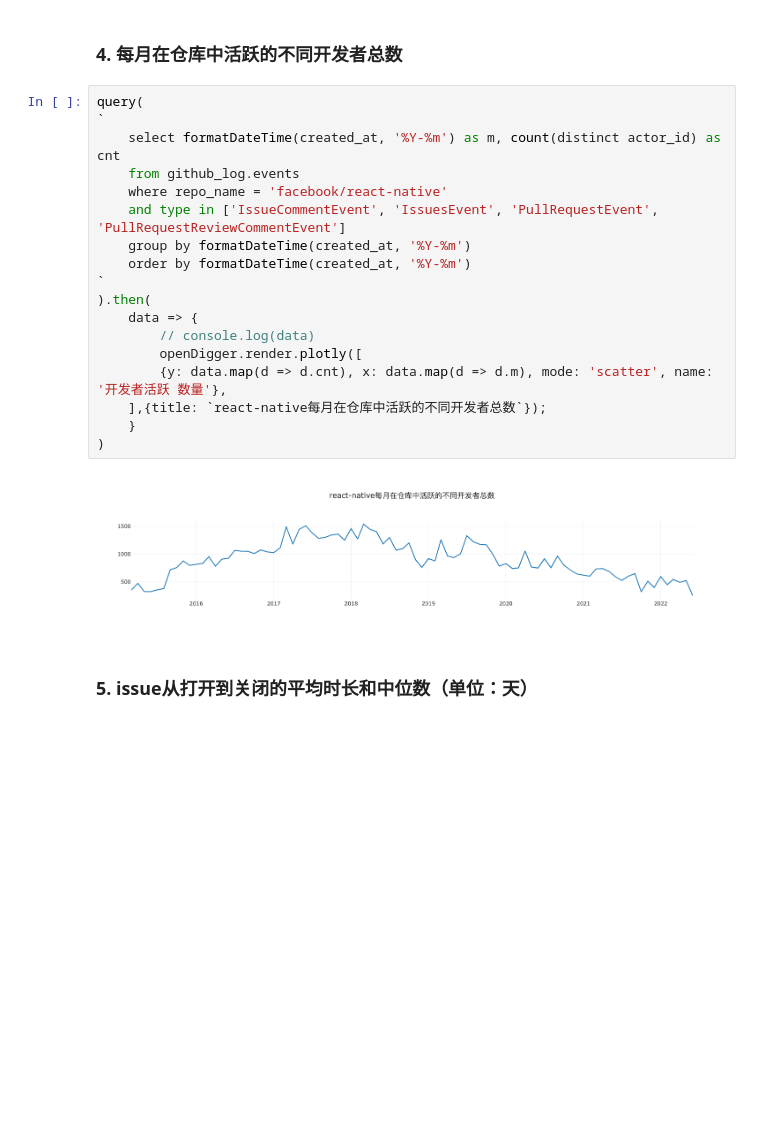
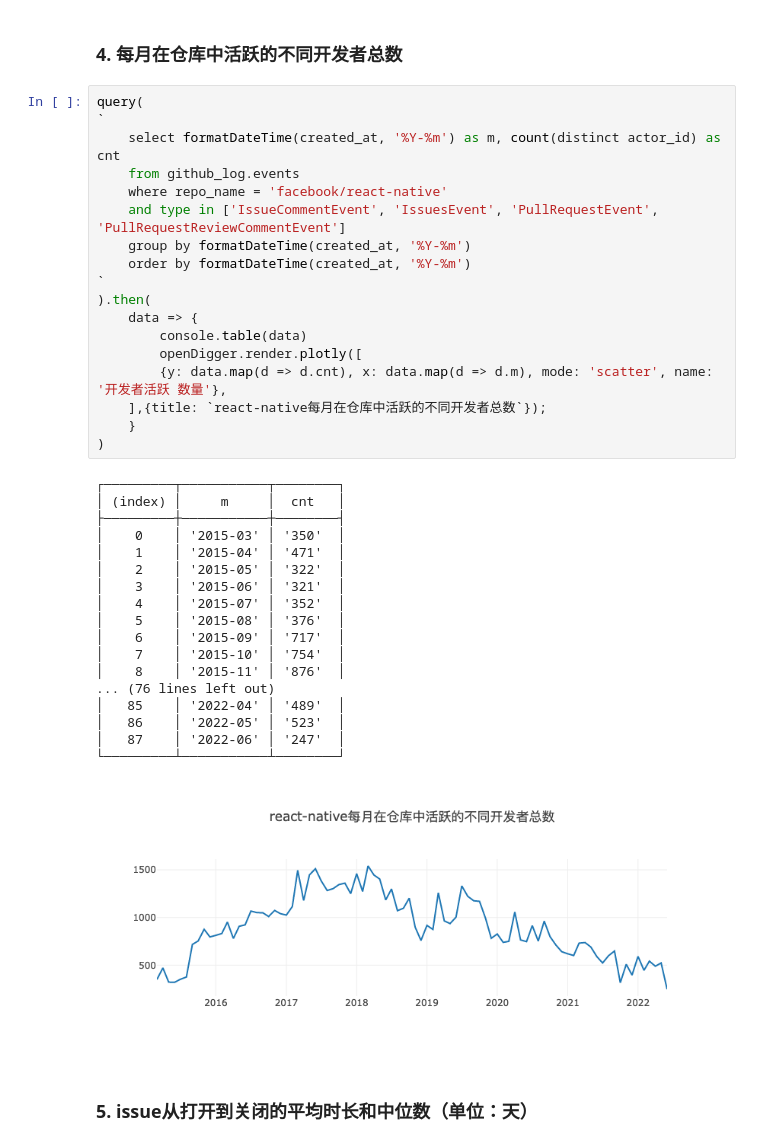
Before and after one commit to X-lab2017/OSSDevGov2022, a Jupyter notebook: 39-react-native/39-react-native.ipynb, the cells around one changed output. Cells and saved outputs as stored; diff of their text form; blank space fills up the shorter version.

```diff
--- a/39-react-native/39-react-native.ipynb
+++ b/39-react-native/39-react-native.ipynb
@@ -115,23 +161,40 @@ query(
 # %%
 query(
 `
     select formatDateTime(created_at, '%Y-%m') as m, count(distinct actor_id) as cnt
     from github_log.events
     where repo_name = 'facebook/react-native'
     and type in ['IssueCommentEvent', 'IssuesEvent', 'PullRequestEvent', 'PullRequestReviewCommentEvent']
     group by formatDateTime(created_at, '%Y-%m')
     order by formatDateTime(created_at, '%Y-%m')
 `
 ).then(
     data => {
-        // console.log(data)
+        console.table(data)
         openDigger.render.plotly([
         {y: data.map(d => d.cnt), x: data.map(d => d.m), mode: 'scatter', name: '开发者活跃 数量'},
     ],{title: `react-native每月在仓库中活跃的不同开发者总数`});
     }
 )
 # %% [output]
+┌─────────┬───────────┬────────┐
+│ (index) │     m     │  cnt   │
+├─────────┼───────────┼────────┤
+│    0    │ '2015-03' │ '350'  │
+│    1    │ '2015-04' │ '471'  │
+│    2    │ '2015-05' │ '322'  │
+│    3    │ '2015-06' │ '321'  │
+│    4    │ '2015-07' │ '352'  │
+│    5    │ '2015-08' │ '376'  │
+│    6    │ '2015-09' │ '717'  │
+│    7    │ '2015-10' │ '754'  │
+│    8    │ '2015-11' │ '876'  │
+... (76 lines left out)
+│   85    │ '2022-04' │ '489'  │
+│   86    │ '2022-05' │ '523'  │
+│   87    │ '2022-06' │ '247'  │
+└─────────┴───────────┴────────┘
-[figure, old version]
+[figure, new version]
 # %% [markdown]
 ### 5. issue从打开到关闭的平均时长和中位数（单位：天）
 # %%
```
Also changed, not shown: parts of 4 cells of this notebook.
